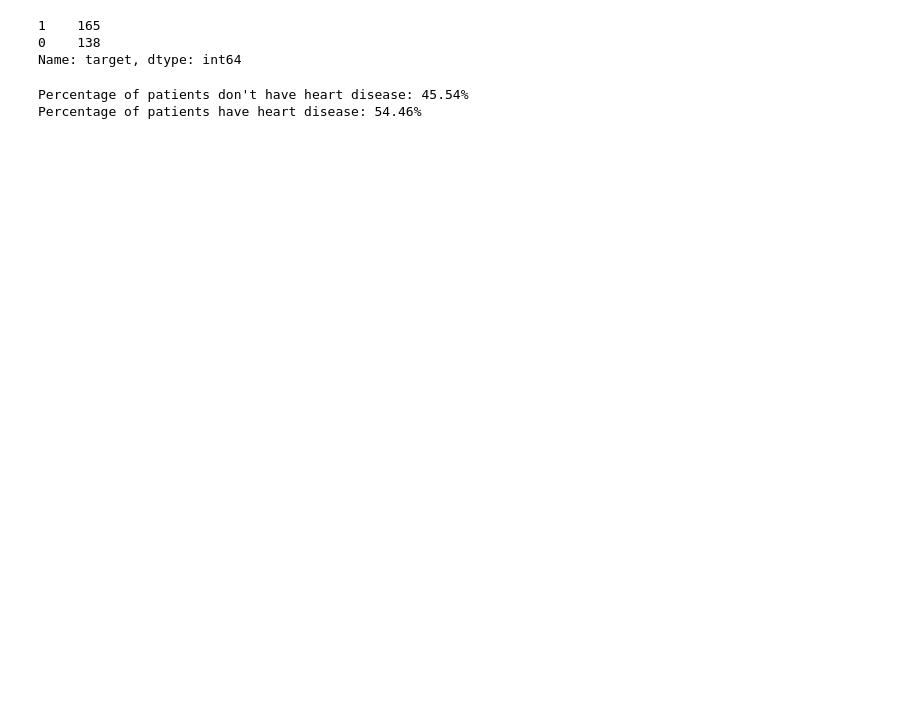
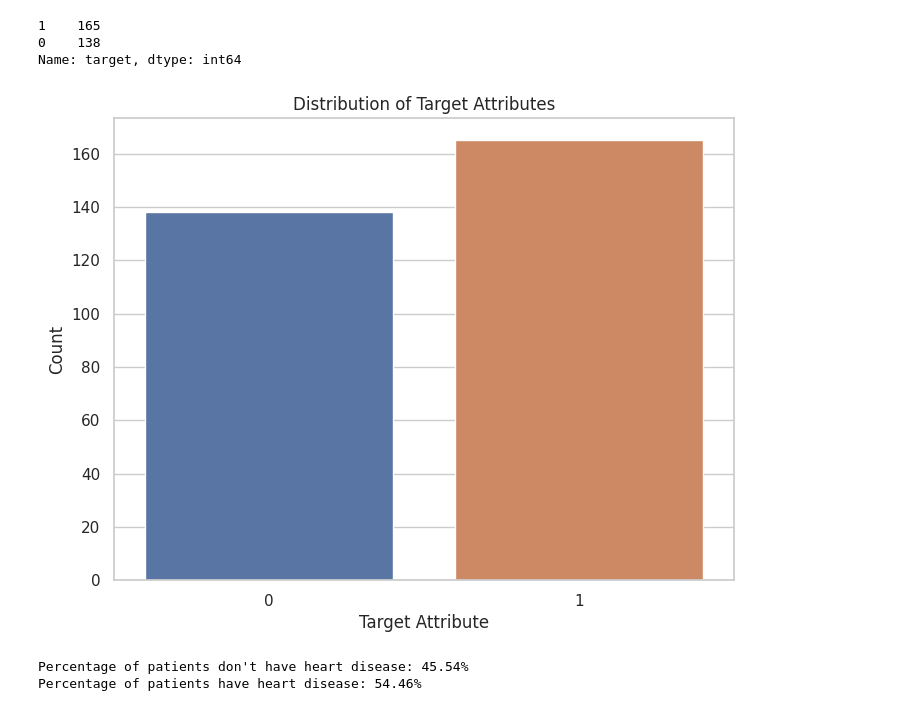
Before and after one commit to sajadul-d/Heart-Disease-Prediction-Application, a Jupyter notebook: Heart_Disease_Prediction_Application.ipynb, the cells around one changed output. Drawn from its saved outputs; the diff is of its cells as text; code cells hidden in the pictures; blank space fills up the shorter version.

```diff
--- a/Heart_Disease_Prediction_Application.ipynb
+++ b/Heart_Disease_Prediction_Application.ipynb
@@ -151,6 +151,20 @@ df.target.value_counts()
 1    165
 0    138
 Name: target, dtype: int64
+# %%
+# 1-> Heart Disease
+# 0-> No Heart Disease
+target_counts = df['target'].value_counts()
+
+# Create a bar plot
+plt.figure(figsize=(8, 6))
+sns.barplot(x=target_counts.index, y=target_counts.values)
+plt.title('Distribution of Target Attributes')
+plt.xlabel('Target Attribute')
+plt.ylabel('Count')
+plt.show()
+# %% [output]
+[figure, added]
 # %%
 #Count the percentage of heart-disease person and non-disease person
 # 0---> no and 1---> heart-disease
```
Also changed, not shown: parts of 8 cells of this notebook, 4 other files.
